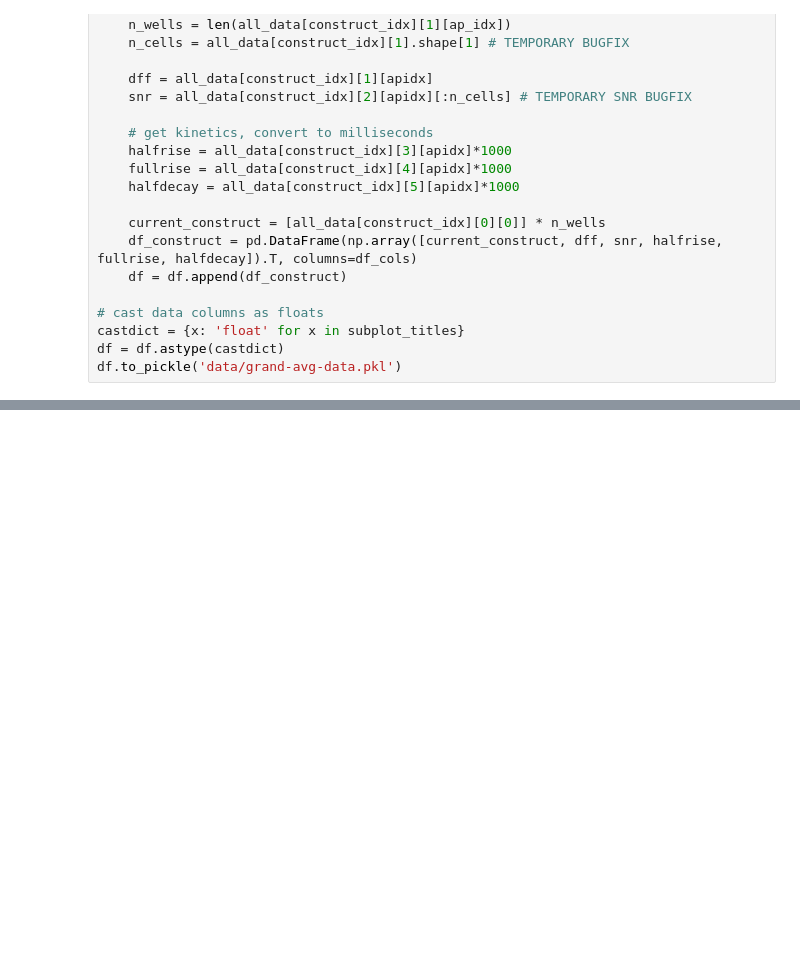
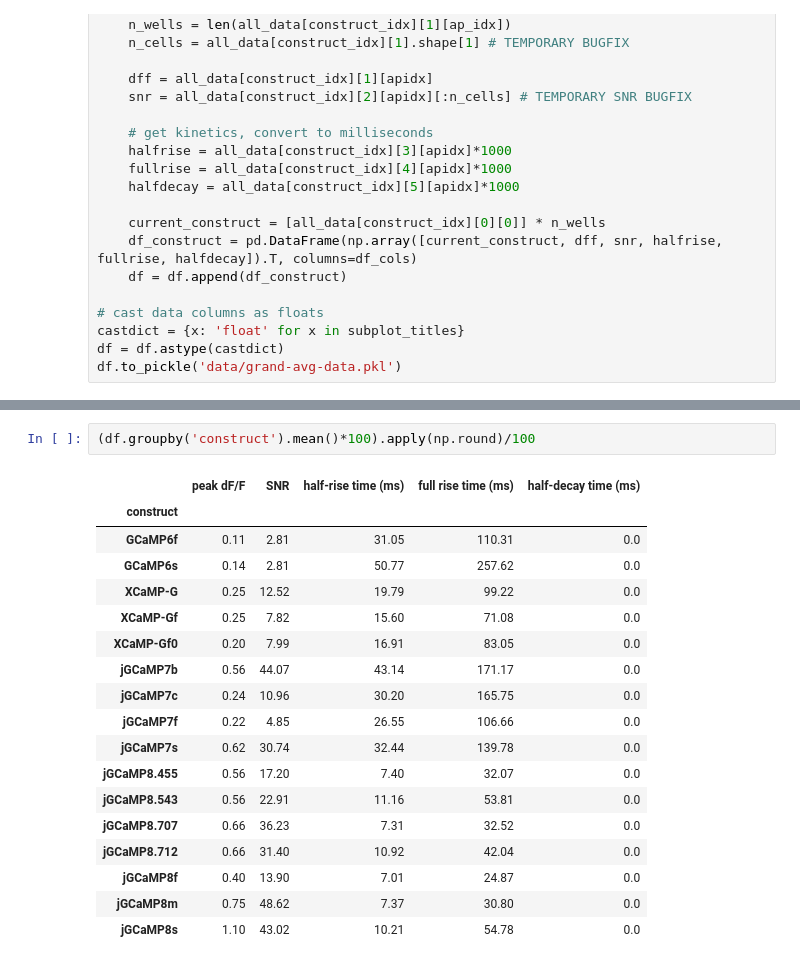
Before and after one commit to ilyakolb/jGCaMP8-neuron-culture-screen, a Jupyter notebook: grand-avg-hits-plotting.ipynb, the cells around one changed output, grey strips where cells are left out. Cells and saved outputs as stored; diff of their text form; blank space fills up the shorter version.

```diff
--- a/grand-avg-hits-plotting.ipynb
+++ b/grand-avg-hits-plotting.ipynb
@@ -126,0 +141,21 @@ array([4.47836906, 5.18420684, 6.13608123, 1.91777089, 3.26414371,
+# %%
+(df.groupby('construct').mean()*100).apply(np.round)/100
+# %% [output]
+|  | peak dF/F | SNR | half-rise time (ms) | full rise time (ms) | half-decay time (ms) |
+| construct |  |  |  |  |  |
+| GCaMP6f | 0.11 | 2.81 | 31.05 | 110.31 | 0.0 |
+| GCaMP6s | 0.14 | 2.81 | 50.77 | 257.62 | 0.0 |
+| XCaMP-G | 0.25 | 12.52 | 19.79 | 99.22 | 0.0 |
+| XCaMP-Gf | 0.25 | 7.82 | 15.60 | 71.08 | 0.0 |
+| XCaMP-Gf0 | 0.20 | 7.99 | 16.91 | 83.05 | 0.0 |
+| jGCaMP7b | 0.56 | 44.07 | 43.14 | 171.17 | 0.0 |
+| jGCaMP7c | 0.24 | 10.96 | 30.20 | 165.75 | 0.0 |
+| jGCaMP7f | 0.22 | 4.85 | 26.55 | 106.66 | 0.0 |
+| jGCaMP7s | 0.62 | 30.74 | 32.44 | 139.78 | 0.0 |
+| jGCaMP8.455 | 0.56 | 17.20 | 7.40 | 32.07 | 0.0 |
+| jGCaMP8.543 | 0.56 | 22.91 | 11.16 | 53.81 | 0.0 |
+| jGCaMP8.707 | 0.66 | 36.23 | 7.31 | 32.52 | 0.0 |
+| jGCaMP8.712 | 0.66 | 31.40 | 10.92 | 42.04 | 0.0 |
+| jGCaMP8f | 0.40 | 13.90 | 7.01 | 24.87 | 0.0 |
+| jGCaMP8m | 0.75 | 48.62 | 7.37 | 30.80 | 0.0 |
+| jGCaMP8s | 1.10 | 43.02 | 10.21 | 54.78 | 0.0 |
```
Also changed, not shown: parts of 4 cells of this notebook.
